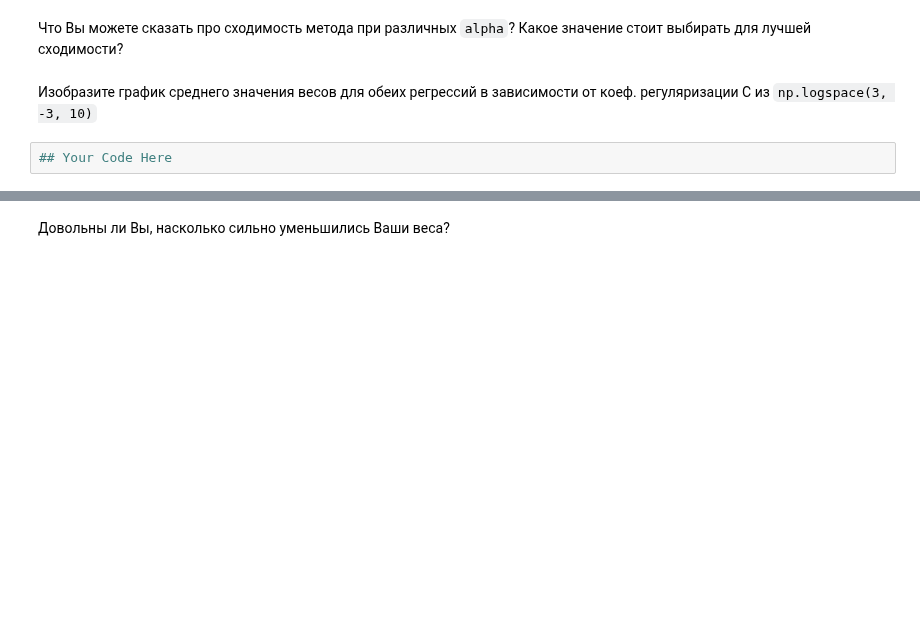
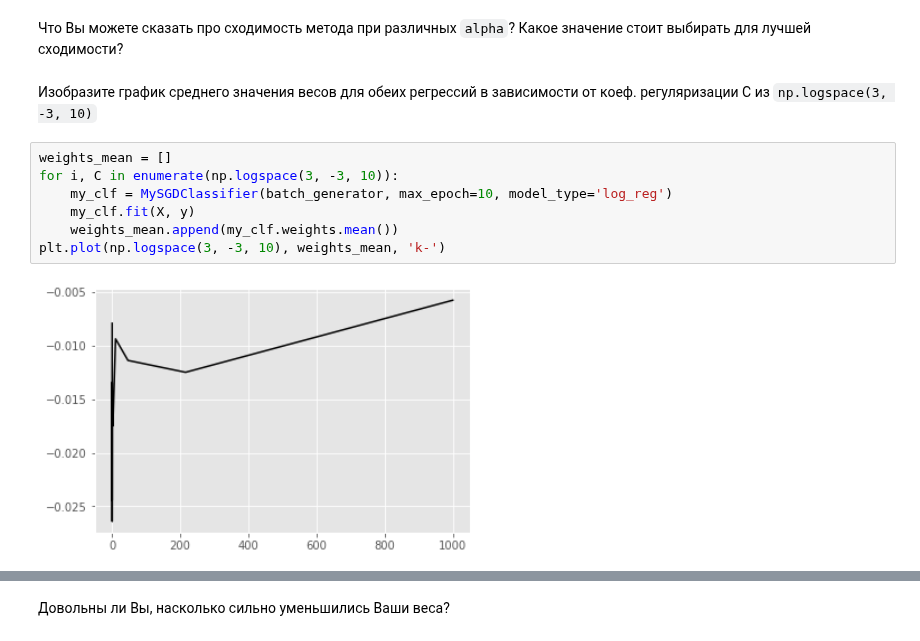
Before and after one commit to v-yankovskij/sphere-dm-2020, a Jupyter notebook: 02/yankovskiy_hw2.ipynb, the cells around one changed output, grey strips where cells are left out. Cells and saved outputs as stored; diff of their text form; blank space fills up the shorter version.

```diff
--- a/02/yankovskiy_hw2.ipynb
+++ b/02/yankovskiy_hw2.ipynb
@@ -506,5 +506,12 @@ plt.show()
 Что Вы можете сказать про сходимость метода при различных `alpha`? Какое значение стоит выбирать для лучшей сходимости?
 # %% [markdown]
 Изобразите график среднего значения весов для обеих регрессий в зависимости от коеф. регуляризации С из `np.logspace(3, -3, 10)`
-# %%
-## Your Code Here
+# %%
+weights_mean = []
+for i, C in enumerate(np.logspace(3, -3, 10)):
+    my_clf = MySGDClassifier(batch_generator, max_epoch=10, model_type='log_reg')
+    my_clf.fit(X, y)
+    weights_mean.append(my_clf.weights.mean())
+plt.plot(np.logspace(3, -3, 10), weights_mean, 'k-')
+# %% [output]
+[figure, added]
```
Also changed, not shown: parts of 1 cell of this notebook.
